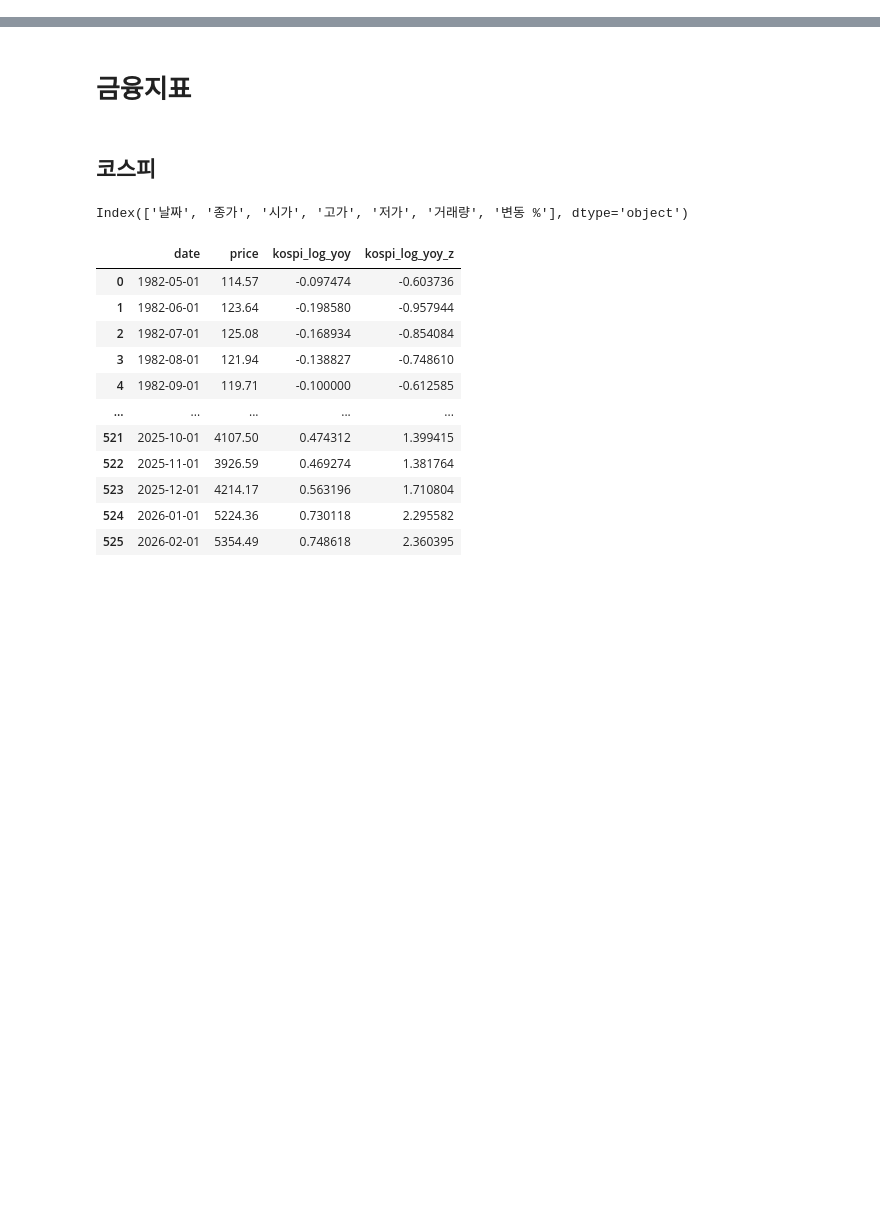
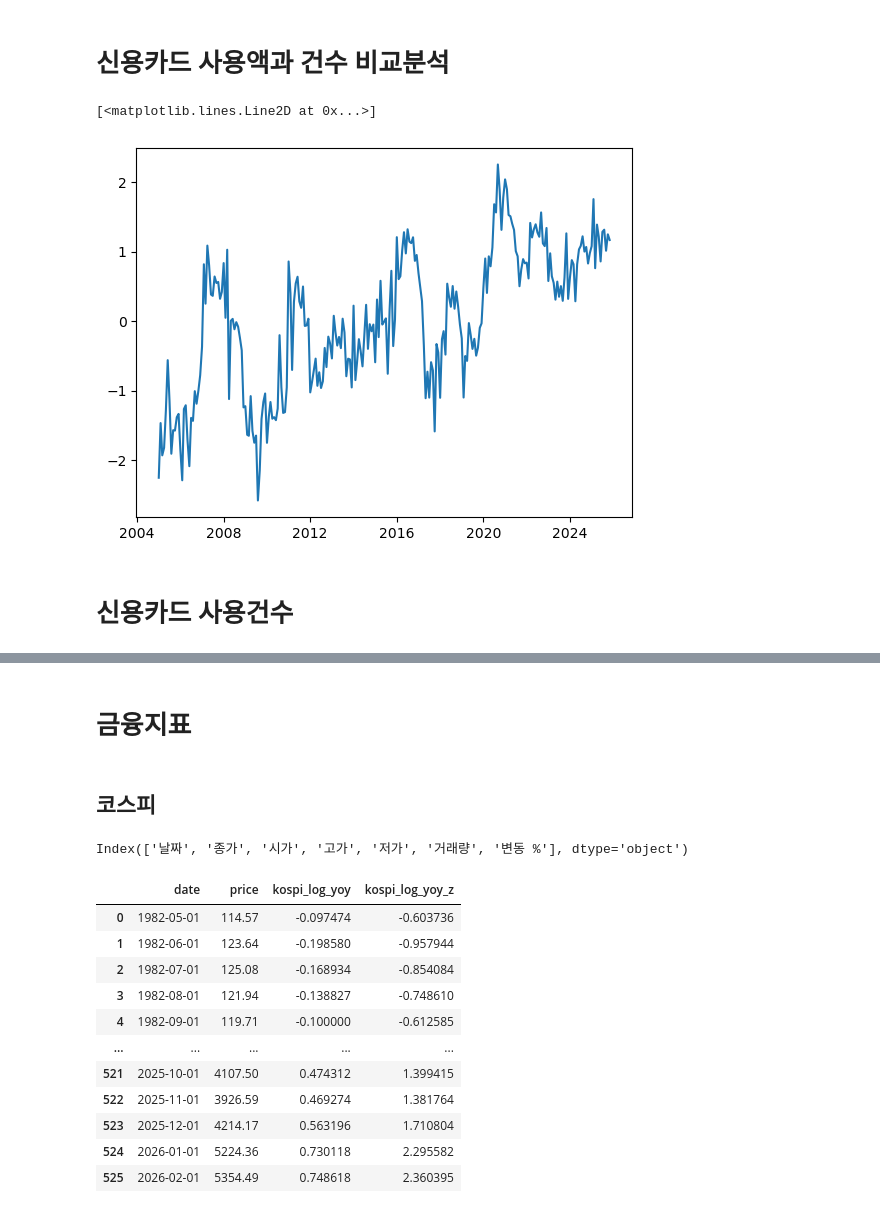
Before and after one commit to yoonsung1/final-project, a Jupyter notebook: 윤성/디커플링 지수 계산.ipynb, the cells around one changed output, grey strips where cells are left out. Drawn from its saved outputs; the diff is of its cells as text; code cells hidden in the pictures; blank space fills up the shorter version.

```diff
--- a/윤성/디커플링 지수 계산.ipynb
+++ b/윤성/디커플링 지수 계산.ipynb
@@ -5,3 +5,30 @@ import pandas as pd
 from pathlib import Path
 import matplotlib.dates as mdates
 import re
+# %% [markdown]
+# 신용카드 사용액과 건수 비교분석
+# %%
+credit_amount = pd.read_csv('data/실물지표/신용카드사용액.csv', parse_dates=['date'])
+credit_num    = pd.read_csv('data/실물지표/신용카드사용건수.csv', parse_dates=['date'])
+
+credit = (
+    credit_amount[['date','value']].rename(columns={'value':'amount'})
+    .merge(
+        credit_num[['date','value']].rename(columns={'value':'num'}),
+        on='date', how='inner', validate='one_to_one'
+    )
+    .sort_values('date')
+)
+
+# 평균 결제금액 (원/건)  ※ amount=백만원, num=천건이라서 *1000
+credit['avg'] = (credit['amount'] / credit['num']) * 1000
+df = credit
+df['log_yoy'] = df['avg'].transform(lambda s: np.log(s).diff(12))
+df['log_yoy_z'] = df['log_yoy'].transform(lambda s: (s - s.mean()) / s.std(ddof=0))
+# %%
+plt.plot(df['date'],df['log_yoy_z'])
+# %% [output]
+[<matplotlib.lines.Line2D at 0x...>]
+[figure, added]
+# %% [markdown]
+# 신용카드 사용건수
```
Also changed, not shown: parts of 19 cells of this notebook, 13 other files.
